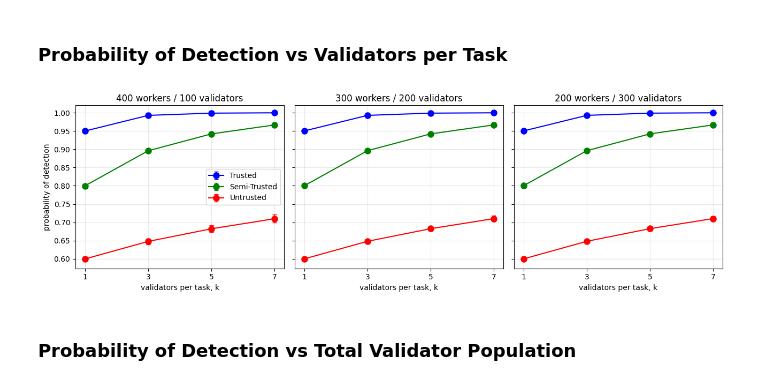
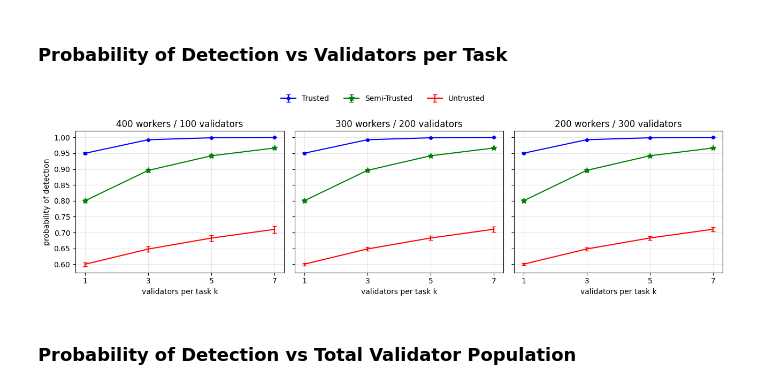
Before and after one commit to laars3/svc-trust-validation, a Jupyter notebook: analysis.ipynb, the cells around one changed output. Cells and saved outputs as stored; diff of their text form; code cells hidden in the pictures.

Commit message:
graph 2

```diff
--- a/analysis.ipynb
+++ b/analysis.ipynb
@@ -39,34 +39,37 @@ summary
 
 ### Probability of Detection vs Validators per Task
 # %%
-env_colors = {"Trusted": "Blue", "Semi-Trusted": "Green", "Untrusted": "Red"}
+env_colors = {"Trusted": ("Blue", "."), "Semi-Trusted": ("Green", "*"), "Untrusted": ("Red", ",")}
 graph1 = df[(df["algorithm"] == "single") | (df["algorithm"] == "majority")] # single and majority algos
 
 fig, axes = plt.subplots(1, 3, figsize=(13,4), sharey=True)
 
 for ax, (work_num, validator_num) in zip(axes, [(400, 100), (300, 200), (200,300)]):
     scenario = graph1[graph1["validator_num"]==validator_num]
 
-    for env, color in env_colors.items():
+    for env, (color, marker) in env_colors.items():
         env_rows = scenario[scenario["env"]==env]
         stats=env_rows.groupby("k")["Pd"].agg(["mean", "std"])
 
-        ax.errorbar(stats.index, stats["mean"], yerr=stats["std"], color=color, marker="o", markersize=8, capsize=3, label=env)
+        ax.errorbar(stats.index, stats["mean"], yerr=stats["std"], color=color, marker=marker, markersize=8, capsize=3, label=env)
 
     ax.set_title(f"{work_num} workers / {validator_num} validators")
 
-    ax.set_xlabel("validators per task, k")
+    ax.set_xlabel("validators per task k")
 
     ax.set_xticks([1,3,5, 7])
     ax.grid(alpha=0.3)
 
 axes[0].set_ylabel("probability of detection")
-axes[0].legend()
-plt.tight_layout()
+
+handles, labels = axes[0].get_legend_handles_labels()
+fig.legend(handles, labels, loc="upper center", ncol=3, frameon=False)
+
+plt.tight_layout(rect=[0,0,1,0.9])
 
 plt.show()
 # %% [output]
-[figure, old version]
+[figure, new version]
 # %% [markdown]
 ### Probability of Detection vs Total Validator Population
 # %%
```
Also changed, not shown: parts of 3 cells of this notebook.
